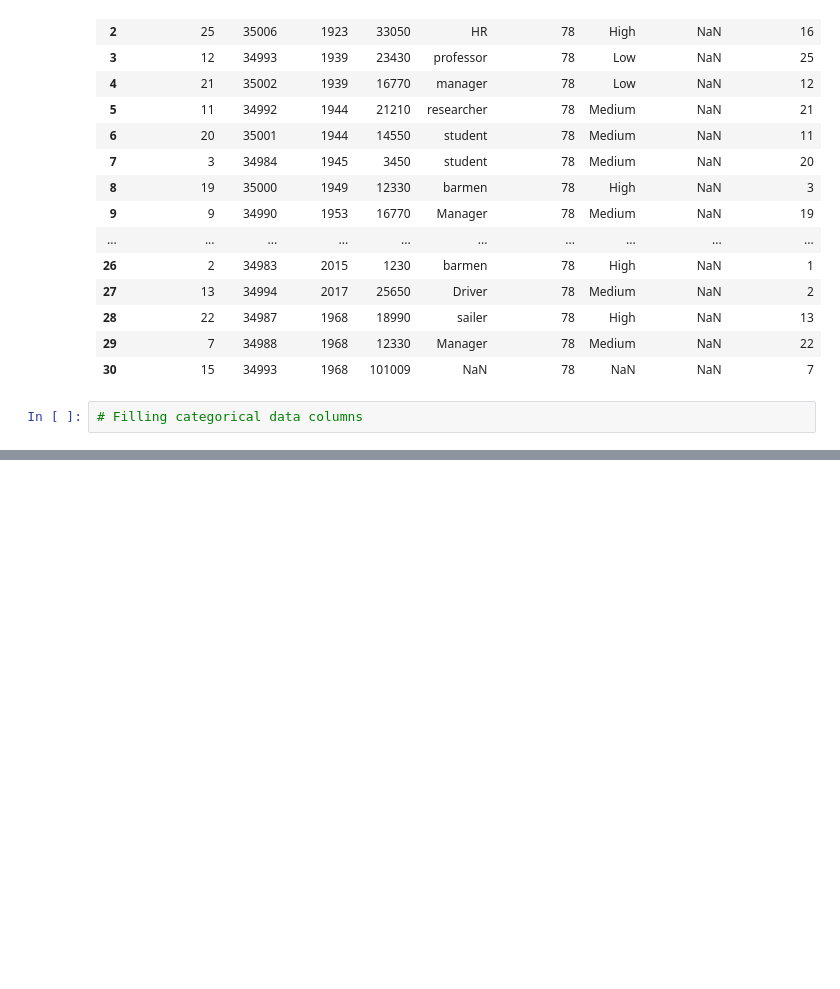
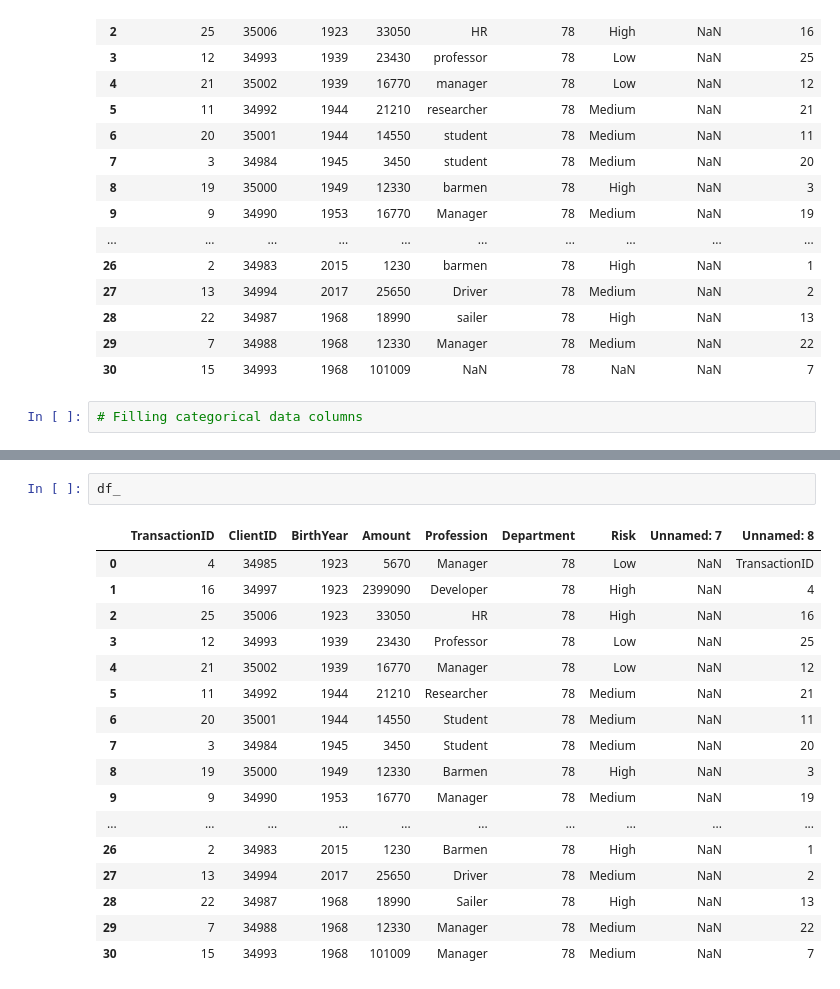
Before and after one commit to Ismael-San/DAFT_0410, a Jupyter notebook: Module_1/Lab_33_Intro-to-Data-Preparation/Lab_33.ipynb, the cells around one changed output, grey strips where cells are left out. Cells and saved outputs as stored; diff of their text form; blank space fills up the shorter version.

```diff
--- a/Module_1/Lab_33_Intro-to-Data-Preparation/Lab_33.ipynb
+++ b/Module_1/Lab_33_Intro-to-Data-Preparation/Lab_33.ipynb
@@ -289,0 +303,20 @@ ValueError: could not convert string to float: 'Low'
+# %%
+df_
+# %% [output]
+|  | TransactionID | ClientID | BirthYear | Amount | Profession | Department | Risk | Unnamed: 7 | Unnamed: 8 |
+| 0 | 4 | 34985 | 1923 | 5670 | Manager | 78 | Low | NaN | TransactionID |
+| 1 | 16 | 34997 | 1923 | 2399090 | Developer | 78 | High | NaN | 4 |
+| 2 | 25 | 35006 | 1923 | 33050 | HR | 78 | High | NaN | 16 |
+| 3 | 12 | 34993 | 1939 | 23430 | Professor | 78 | Low | NaN | 25 |
+| 4 | 21 | 35002 | 1939 | 16770 | Manager | 78 | Low | NaN | 12 |
+| 5 | 11 | 34992 | 1944 | 21210 | Researcher | 78 | Medium | NaN | 21 |
+| 6 | 20 | 35001 | 1944 | 14550 | Student | 78 | Medium | NaN | 11 |
+| 7 | 3 | 34984 | 1945 | 3450 | Student | 78 | Medium | NaN | 20 |
+| 8 | 19 | 35000 | 1949 | 12330 | Barmen | 78 | High | NaN | 3 |
+| 9 | 9 | 34990 | 1953 | 16770 | Manager | 78 | Medium | NaN | 19 |
+| ... | ... | ... | ... | ... | ... | ... | ... | ... | ... |
+| 26 | 2 | 34983 | 2015 | 1230 | Barmen | 78 | High | NaN | 1 |
+| 27 | 13 | 34994 | 2017 | 25650 | Driver | 78 | Medium | NaN | 2 |
+| 28 | 22 | 34987 | 1968 | 18990 | Sailer | 78 | High | NaN | 13 |
+| 29 | 7 | 34988 | 1968 | 12330 | Manager | 78 | Medium | NaN | 22 |
+| 30 | 15 | 34993 | 1968 | 101009 | Manager | 78 | Medium | NaN | 7 |
```
Also changed, not shown: parts of 8 cells of this notebook, 4 other files.
